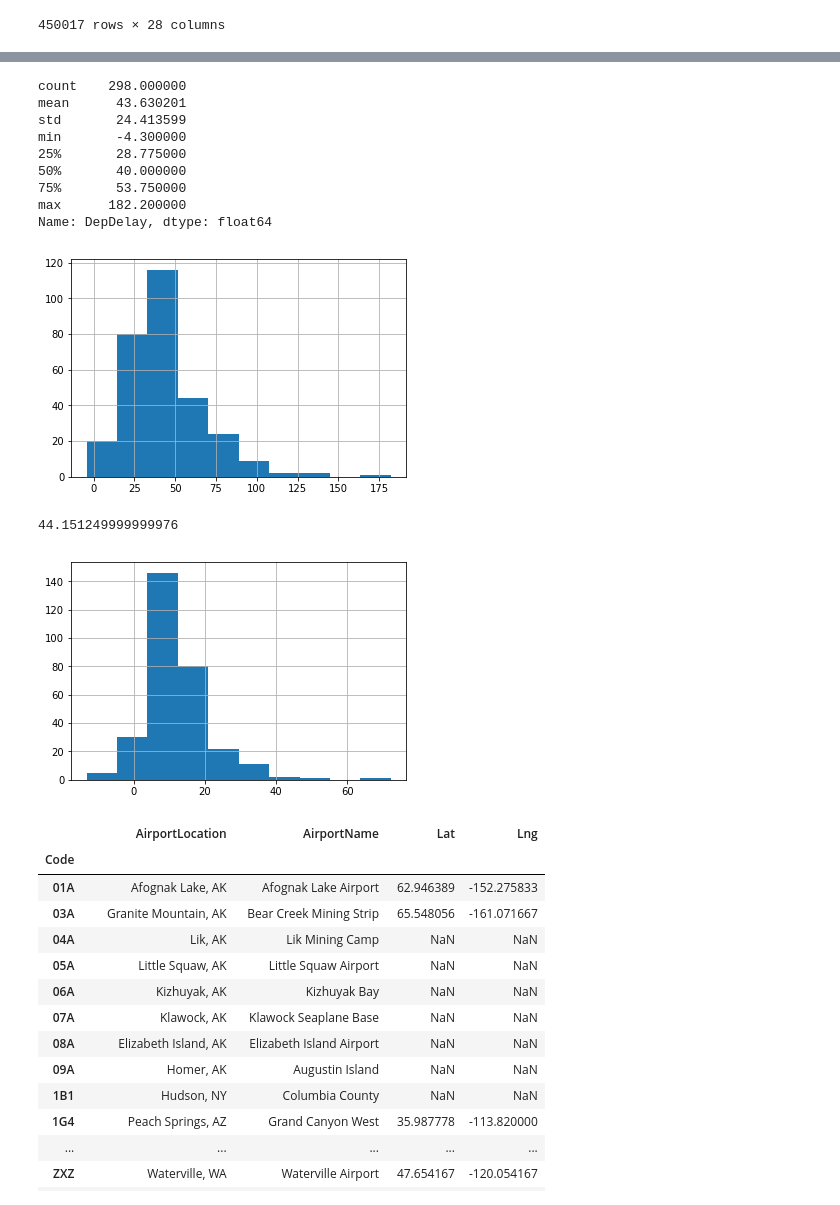
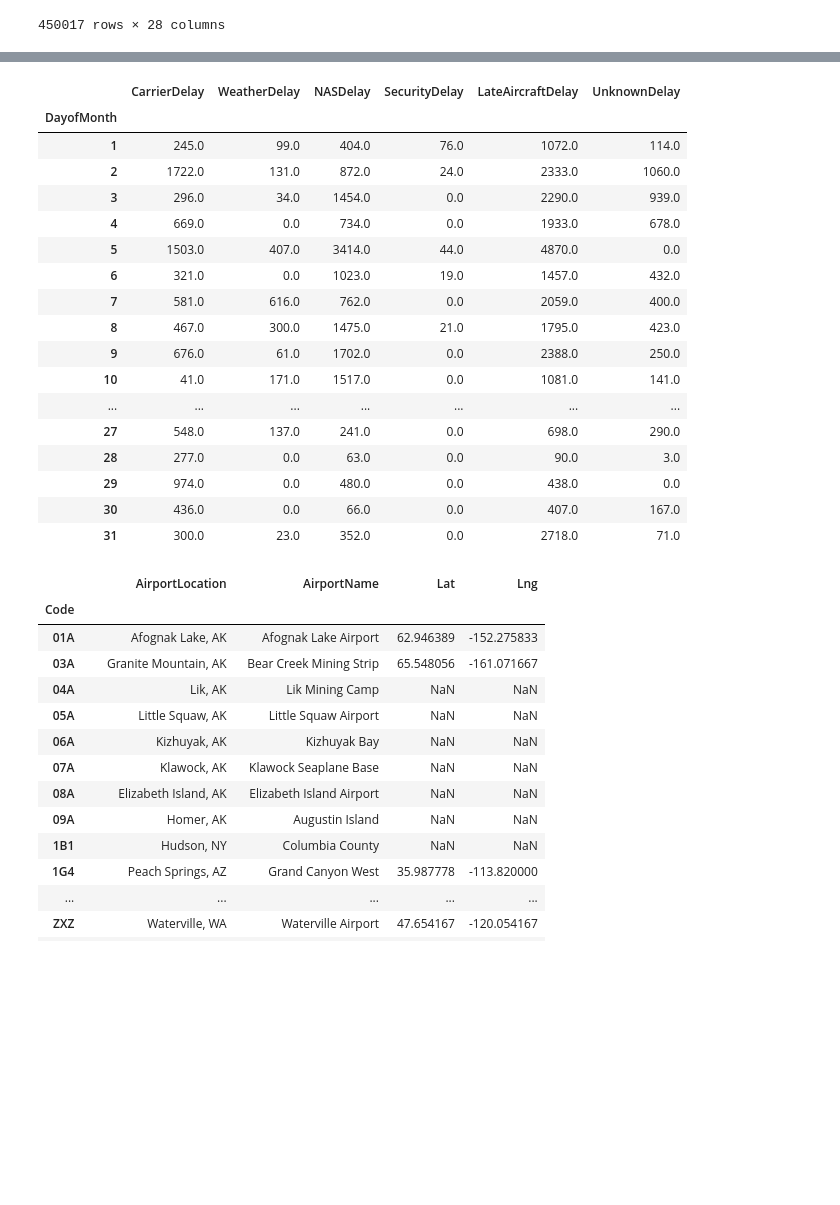
Before and after one commit to sourabhlal/FlightDelaysViz, a Jupyter notebook: FlightDelays.ipynb, the cells around one changed output, grey strips where cells are left out. Saved outputs shown, nothing was run; the diff lists cells and outputs as text; code cells hidden in the pictures; blank space fills up the shorter version.

```diff
--- a/FlightDelays.ipynb
+++ b/FlightDelays.ipynb
@@ -96,24 +82,33 @@ Name: Flights, dtype: float64
-# %%
-airports_delay.DepDelay.hist()
-airports_delay.DepDelay.describe()
-# %% [output]
-count    298.000000
-mean      43.630201
-std       24.413599
-min       -4.300000
-25%       28.775000
-50%       40.000000
-75%       53.750000
-max      182.200000
-Name: DepDelay, dtype: float64
-[figure, removed]
-# %%
-delay_avg = airports_delay.DepDelay / airports_delay.Flights
-delay_avg.hist()
-delay_avg.quantile(q=0.99)
-# %% [output]
-44.151249999999976
-[figure, removed]
+# %%
+airport_delay_causes = data[['Origin', 'DayofMonth', 'CarrierDelay', 'WeatherDelay', 'NASDelay', 'SecurityDelay', 'LateAircraftDelay']].copy()
+airport_delay_causes['UnknownDelay'] = -data['DepDelayMinutes']
+airport_delay_causes = airport_delay_causes.set_index(['Origin', 'DayofMonth'])
+airport_delay_causes = airport_delay_causes.fillna(0)
+airport_delay_causes = airport_delay_causes.groupby(['Origin', 'DayofMonth']).sum()
+airport_delay_causes['UnknownDelay'] = -airport_delay_causes.sum(axis=1)
+airport_delay_causes['UnknownDelay'][airport_delay_causes['UnknownDelay'] < 0] = 0
+airport_delay_causes = airport_delay_causes.sort_index()
+airport_delay_causes.to_csv('delay-causes_2017_01.csv')
+airport_delay_causes.loc['SAN']
+# %% [output]
+|  | CarrierDelay | WeatherDelay | NASDelay | SecurityDelay | LateAircraftDelay | UnknownDelay |
+| DayofMonth |  |  |  |  |  |  |
+| 1 | 245.0 | 99.0 | 404.0 | 76.0 | 1072.0 | 114.0 |
+| 2 | 1722.0 | 131.0 | 872.0 | 24.0 | 2333.0 | 1060.0 |
+| 3 | 296.0 | 34.0 | 1454.0 | 0.0 | 2290.0 | 939.0 |
+| 4 | 669.0 | 0.0 | 734.0 | 0.0 | 1933.0 | 678.0 |
+| 5 | 1503.0 | 407.0 | 3414.0 | 44.0 | 4870.0 | 0.0 |
+| 6 | 321.0 | 0.0 | 1023.0 | 19.0 | 1457.0 | 432.0 |
+| 7 | 581.0 | 616.0 | 762.0 | 0.0 | 2059.0 | 400.0 |
+| 8 | 467.0 | 300.0 | 1475.0 | 21.0 | 1795.0 | 423.0 |
+| 9 | 676.0 | 61.0 | 1702.0 | 0.0 | 2388.0 | 250.0 |
+| 10 | 41.0 | 171.0 | 1517.0 | 0.0 | 1081.0 | 141.0 |
+| ... | ... | ... | ... | ... | ... | ... |
+| 27 | 548.0 | 137.0 | 241.0 | 0.0 | 698.0 | 290.0 |
+| 28 | 277.0 | 0.0 | 63.0 | 0.0 | 90.0 | 3.0 |
+| 29 | 974.0 | 0.0 | 480.0 | 0.0 | 438.0 | 0.0 |
+| 30 | 436.0 | 0.0 | 66.0 | 0.0 | 407.0 | 167.0 |
+| 31 | 300.0 | 23.0 | 352.0 | 0.0 | 2718.0 | 71.0 |
 # %%
 airlines = pd.read_csv('data/L_AIRLINE_ID.csv', index_col='Code')
 airports = pd.read_csv('data/L_AIRPORT.csv', index_col='Code')
```
Also changed, not shown: parts of 3 cells of this notebook, 3 other files.
